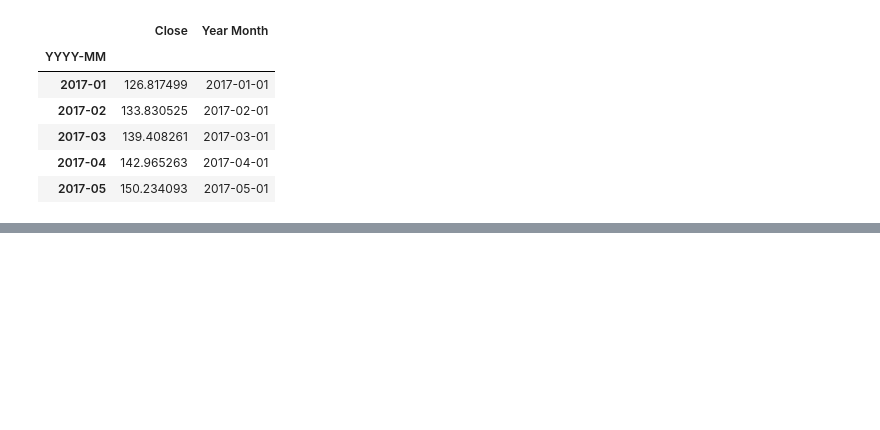
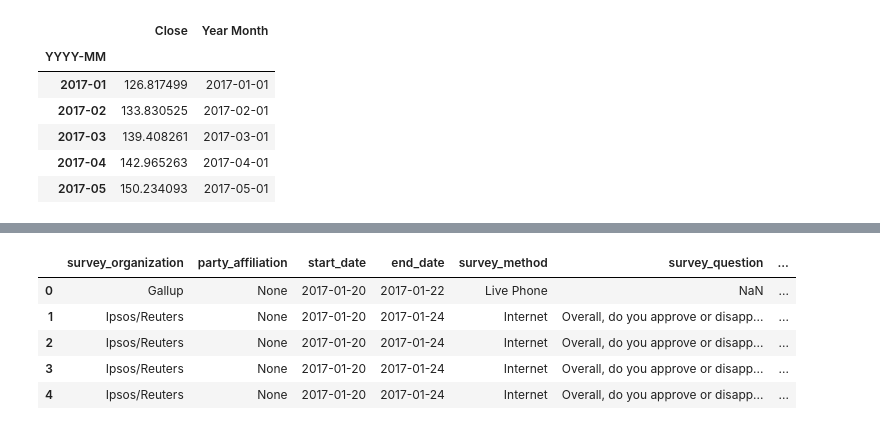
Before and after one commit to diana-md/DataAnalystsGuru, a Jupyter notebook: Combine_Code_Playbook.ipynb, the cells around one changed output, grey strips where cells are left out. Cells and saved outputs as stored; diff of their text form; code cells hidden in the pictures; blank space fills up the shorter version.

```diff
--- a/Combine_Code_Playbook.ipynb
+++ b/Combine_Code_Playbook.ipynb
@@ -13,6 +13,8 @@ employee_reviews_path = os.path.join("Resources","employee_reviews.csv")
 vix_data_to_load = "Resources/vix-daily.csv"
 fb_data_to_load = "Resources/FB_daily_stock_yahoo.csv"
 int_rate_path = os.path.join("Resources","FEDFUNDS.csv")
+employment="Resources/employment_rates.csv"
+trump="Resources/trump.csv"
 # %%
 # Facebook Stock Data
 stock = pd.read_csv(stock_path)
@@ -173,7 +189,13 @@ plt.show()
 # %%
-trump="trump.csv"
 trump_approval = pd.read_csv(trump)
-trump_approval.head(20)
+trump_approval.head()
+# %% [output]
+|  | survey_organization | party_affiliation | start_date | end_date | survey_method | survey_question | ... |
+| 0 | Gallup | None | 2017-01-20 | 2017-01-22 | Live Phone | NaN | ... |
+| 1 | Ipsos/Reuters | None | 2017-01-20 | 2017-01-24 | Internet | Overall, do you approve or disapp... | ... |
+| 2 | Ipsos/Reuters | None | 2017-01-20 | 2017-01-24 | Internet | Overall, do you approve or disapp... | ... |
+| 3 | Ipsos/Reuters | None | 2017-01-20 | 2017-01-24 | Internet | Overall, do you approve or disapp... | ... |
+| 4 | Ipsos/Reuters | None | 2017-01-20 | 2017-01-24 | Internet | Overall, do you approve or disapp... | ... |
 # %%
 trump_gallup=trump_approval.loc[trump_approval['survey_organization']=='Gallup']
 trump_ratings=trump_gallup[["end_date","approve_percent"]]
```
Also changed, not shown: parts of 24 cells of this notebook, 3 other files.
